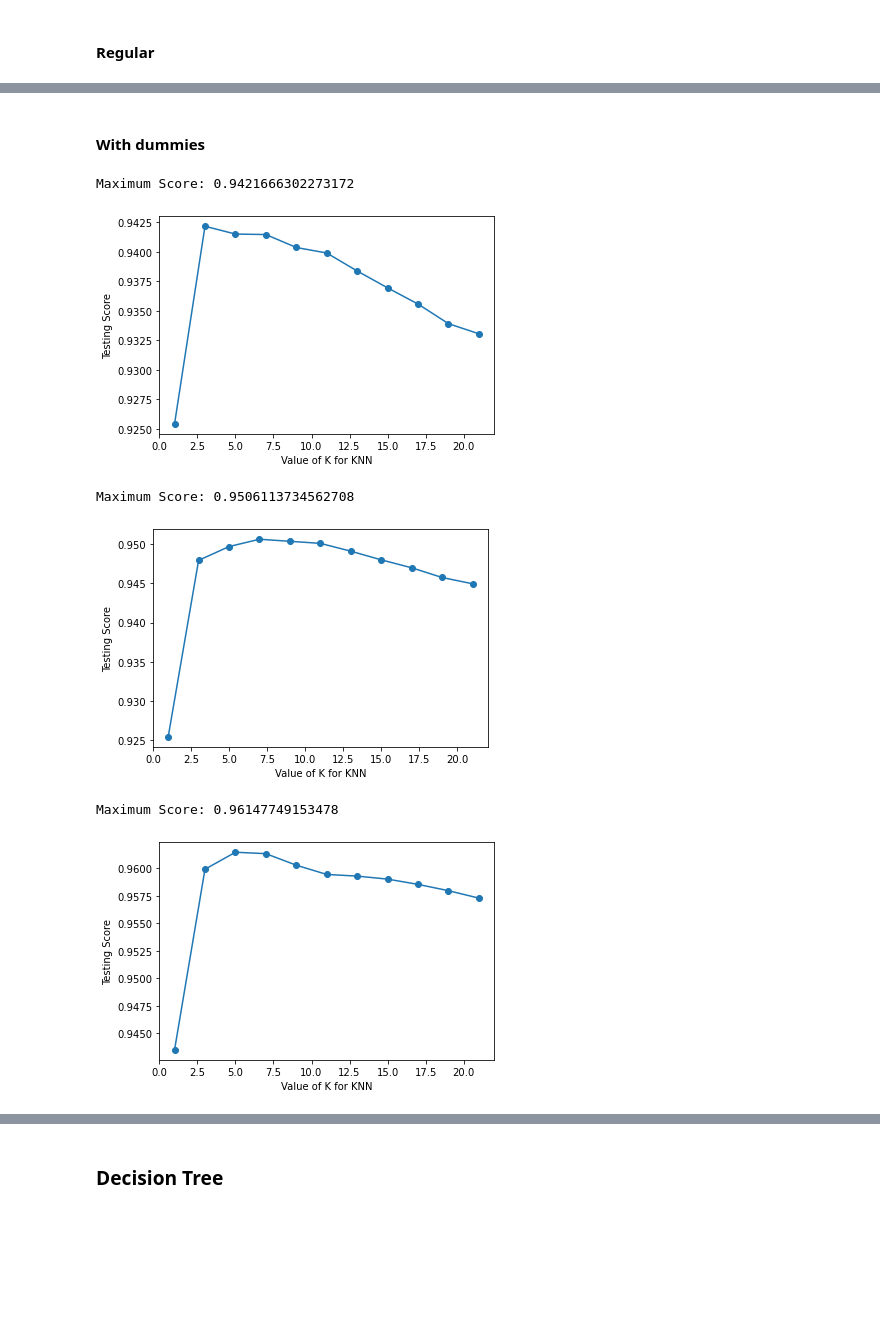
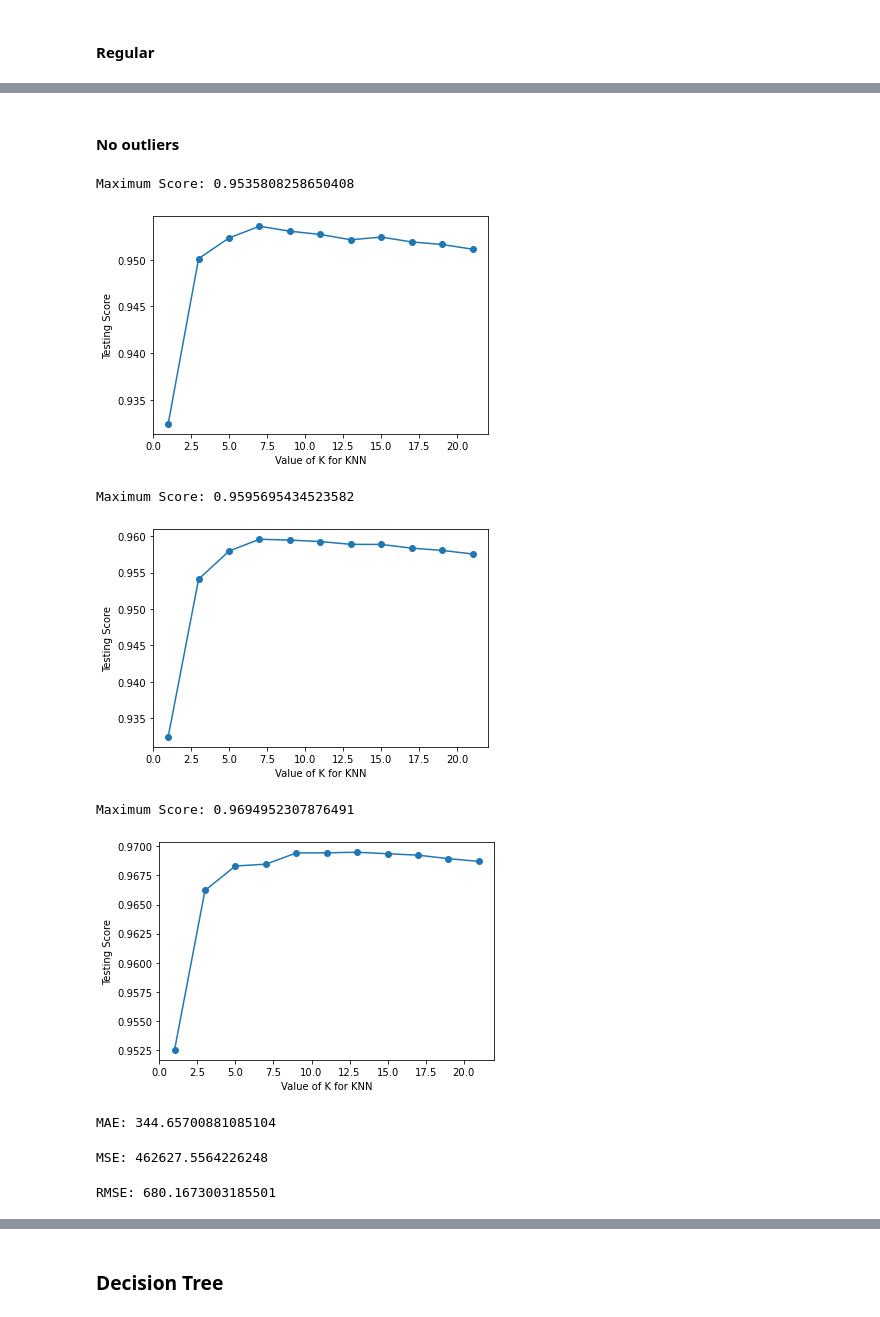
Before and after one commit to s4646/intro-to-data-science, a Jupyter notebook: Regression.ipynb, the cells around one changed output, grey strips where cells are left out. Saved outputs shown, nothing was run; the diff lists cells and outputs as text; code cells hidden in the pictures; blank space fills up the shorter version.

```diff
--- a/Regression.ipynb
+++ b/Regression.ipynb
@@ -547,47 +439,47 @@ Score(R^2): 0.9694952307876491
-# %% [markdown]
-#### With dummies
+# %% [markdown]
+#### No outliers
 # %%
 k_range = list(range(1, 22, 2))
 scores = []
 for k in k_range:
     knn = KNeighborsRegressor(n_neighbors=k, weights='uniform')
-    knn.fit(X_dum_train,y_dum_train)
-    pred = knn.predict(X_dum_test)
-    scores.append(knn.score(X_dum_test, y_dum_test))
+    knn.fit(X_copy_train,y_copy_train)
+    pred = knn.predict(X_copy_test)
+    scores.append(knn.score(X_copy_test, y_copy_test))
 plt.plot(k_range, scores, marker='o')
 plt.xlabel('Value of K for KNN')
 plt.ylabel('Testing Score')
 print('Maximum Score:',np.array(scores).max())
 # %% [output]
-Maximum Score: 0.9421666302273172
+Maximum Score: 0.9535808258650408
-[figure, old version]
+[figure, new version]
 # %%
 k_range = list(range(1, 22, 2))
 scores = []
 for k in k_range:
     knn = KNeighborsRegressor(n_neighbors=k, weights='distance')
-    knn.fit(X_dum_train,y_dum_train)
-    pred = knn.predict(X_dum_test)
-    scores.append(knn.score(X_dum_test, y_dum_test))
+    knn.fit(X_copy_train,y_copy_train)
+    pred = knn.predict(X_copy_test)
+    scores.append(knn.score(X_copy_test, y_copy_test))
 plt.plot(k_range, scores, marker='o')
 plt.xlabel('Value of K for KNN')
 plt.ylabel('Testing Score')
 print('Maximum Score:',np.array(scores).max())
 # %% [output]
-Maximum Score: 0.9506113734562708
+Maximum Score: 0.9595695434523582
-[figure, old version]
+[figure, new version]
 # %%
 k_range = list(range(1, 22, 2))
 scores = []
 for k in k_range:
     knn = KNeighborsRegressor(n_neighbors=k, weights='distance', metric='manhattan')
-    knn.fit(X_dum_train,y_dum_train)
-    pred = knn.predict(X_dum_test)
-    scores.append(knn.score(X_dum_test, y_dum_test))
+    knn.fit(X_copy_train,y_copy_train)
+    pred = knn.predict(X_copy_test)
+    scores.append(knn.score(X_copy_test, y_copy_test))
 plt.plot(k_range, scores, marker='o')
 plt.xlabel('Value of K for KNN')
 plt.ylabel('Testing Score')
 print('Maximum Score:',np.array(scores).max())
 # %% [output]
-Maximum Score: 0.96147749153478
+Maximum Score: 0.9694952307876491
-[figure, old version]
+[figure, new version]
@@ -593,0 +490,12 @@ Maximum Score: 0.96147749153478
+# %%
+print('MAE:',metrics.mean_absolute_error(y_copy_test,pred_knn))
+# %% [output]
+MAE: 344.65700881085104
+# %%
+print('MSE:',metrics.mean_squared_error(y_copy_test,pred_knn))
+# %% [output]
+MSE: 462627.5564226248
+# %%
+print('RMSE:',np.sqrt(metrics.mean_squared_error(y_copy_test,pred_knn)))
+# %% [output]
+RMSE: 680.1673003185501
```
Also changed, not shown: parts of 63 cells of this notebook.
